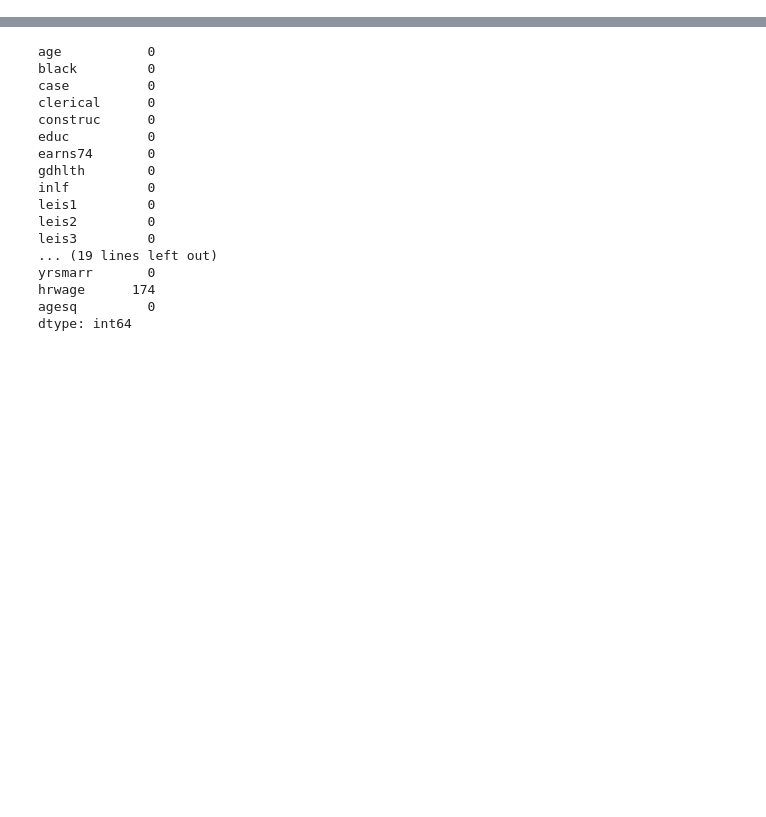
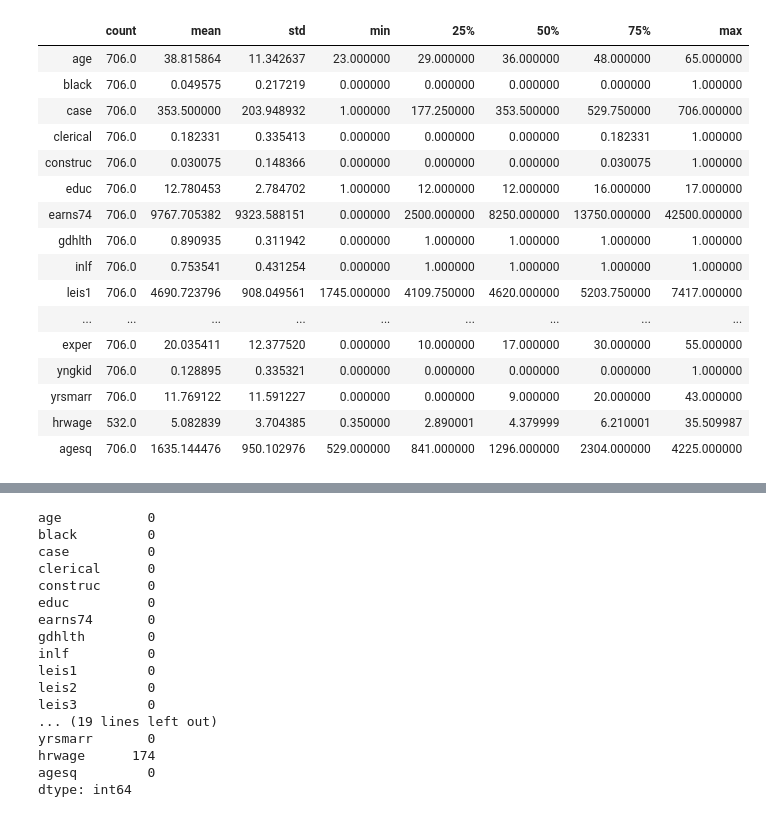
Before and after one commit to katetywu/Sleep_and_Time_Allocation, a Jupyter notebook: sleep_v2.ipynb, the cells around one changed output, grey strips where cells are left out. Drawn from its saved outputs; the diff is of its cells as text; code cells hidden in the pictures; blank space fills up the shorter version.

```diff
--- a/sleep_v2.ipynb
+++ b/sleep_v2.ipynb
@@ -24,0 +17,4 @@ df.head()
+# %%
+# Import data and take a quick look at it
+sleepData = pd.read_csv("Data/sleep.csv")
+sleepData.head()
@@ -48,0 +52,21 @@ df.describe().T
+# %%
+# Summary statistics
+sleepData.describe().T
+# %% [output]
+|  | count | mean | std | min | 25% | 50% | 75% | max |
+| age | 706.0 | 38.815864 | 11.342637 | 23.000000 | 29.000000 | 36.000000 | 48.000000 | 65.000000 |
+| black | 706.0 | 0.049575 | 0.217219 | 0.000000 | 0.000000 | 0.000000 | 0.000000 | 1.000000 |
+| case | 706.0 | 353.500000 | 203.948932 | 1.000000 | 177.250000 | 353.500000 | 529.750000 | 706.000000 |
+| clerical | 706.0 | 0.182331 | 0.335413 | 0.000000 | 0.000000 | 0.000000 | 0.182331 | 1.000000 |
+| construc | 706.0 | 0.030075 | 0.148366 | 0.000000 | 0.000000 | 0.000000 | 0.030075 | 1.000000 |
+| educ | 706.0 | 12.780453 | 2.784702 | 1.000000 | 12.000000 | 12.000000 | 16.000000 | 17.000000 |
+| earns74 | 706.0 | 9767.705382 | 9323.588151 | 0.000000 | 2500.000000 | 8250.000000 | 13750.000000 | 42500.000000 |
+| gdhlth | 706.0 | 0.890935 | 0.311942 | 0.000000 | 1.000000 | 1.000000 | 1.000000 | 1.000000 |
+| inlf | 706.0 | 0.753541 | 0.431254 | 0.000000 | 1.000000 | 1.000000 | 1.000000 | 1.000000 |
+| leis1 | 706.0 | 4690.723796 | 908.049561 | 1745.000000 | 4109.750000 | 4620.000000 | 5203.750000 | 7417.000000 |
+| ... | ... | ... | ... | ... | ... | ... | ... | ... |
+| exper | 706.0 | 20.035411 | 12.377520 | 0.000000 | 10.000000 | 17.000000 | 30.000000 | 55.000000 |
+| yngkid | 706.0 | 0.128895 | 0.335321 | 0.000000 | 0.000000 | 0.000000 | 0.000000 | 1.000000 |
+| yrsmarr | 706.0 | 11.769122 | 11.591227 | 0.000000 | 0.000000 | 9.000000 | 20.000000 | 43.000000 |
+| hrwage | 532.0 | 5.082839 | 3.704385 | 0.350000 | 2.890001 | 4.379999 | 6.210001 | 35.509987 |
+| agesq | 706.0 | 1635.144476 | 950.102976 | 529.000000 | 841.000000 | 1296.000000 | 2304.000000 | 4225.000000 |
```
Also changed, not shown: parts of 12 cells of this notebook, 1 other file.
